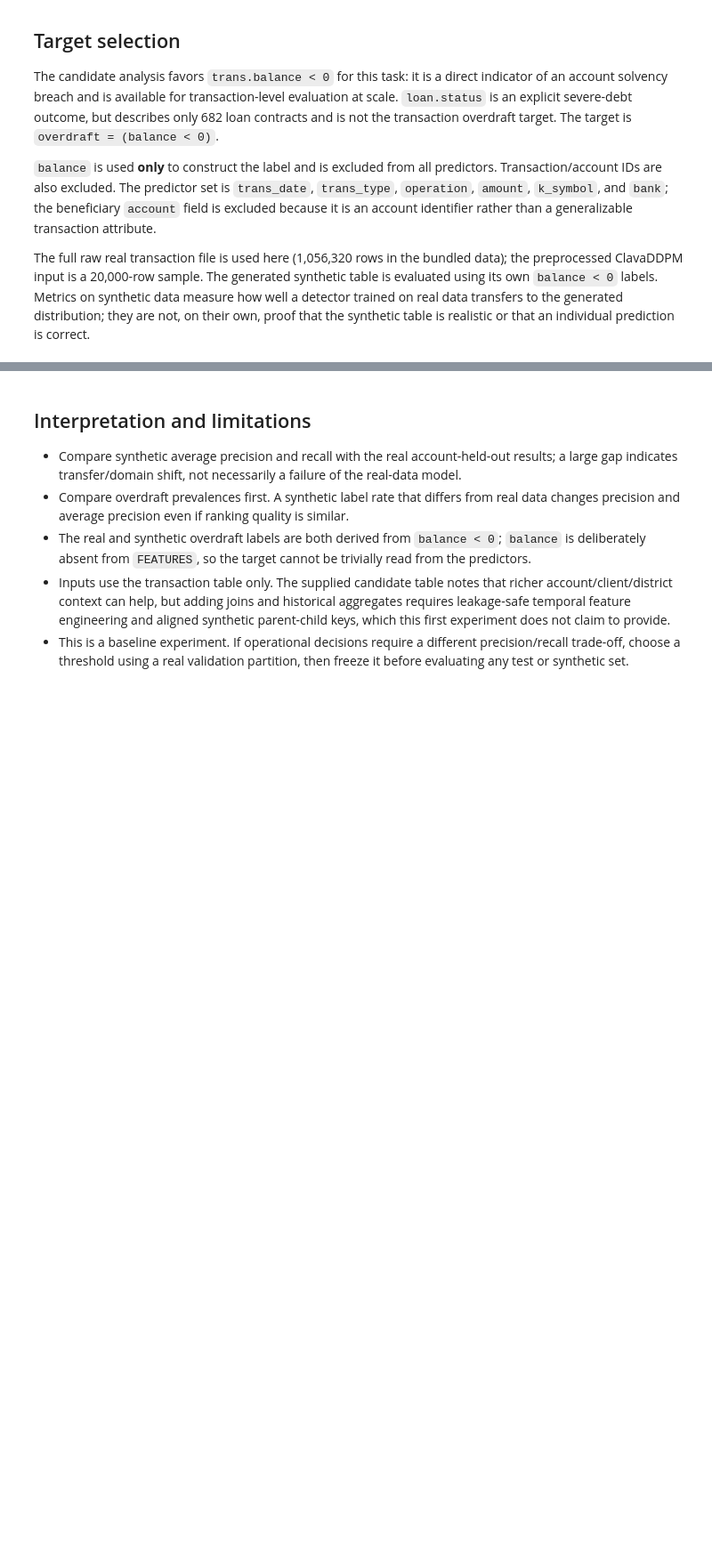
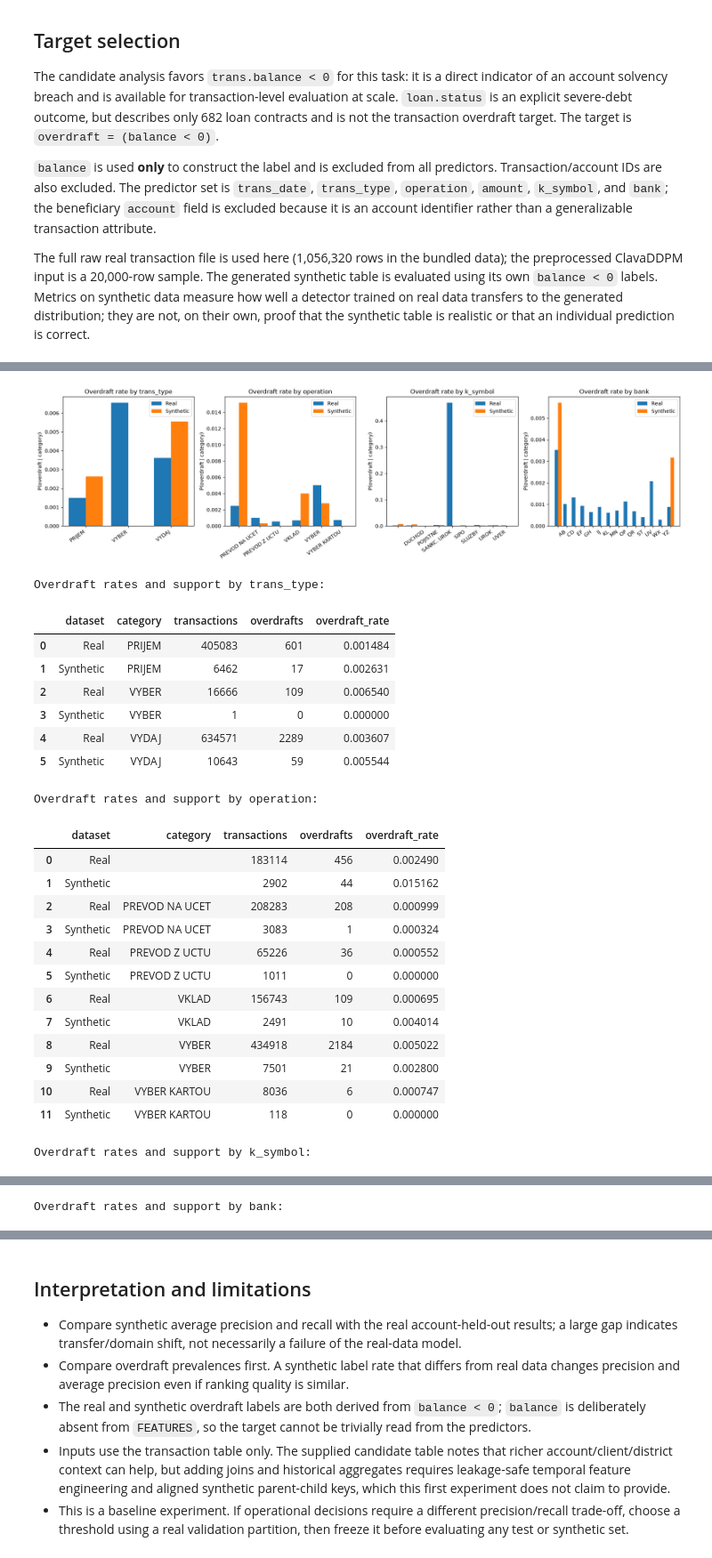
Before and after one commit to arashms/vector-bootcamp-synthetic-data, a Jupyter notebook: implementations/tabular_data/multi_table/anomaly_detection/overdraft_detection.ipynb, the cells around one changed output, grey strips where cells are left out. Shown at 89% size. Drawn from its saved outputs; the diff is of its cells as text; code cells hidden in the pictures; blank space fills up the shorter version.

```diff
--- a/implementations/tabular_data/multi_table/anomaly_detection/overdraft_detection.ipynb
+++ b/implementations/tabular_data/multi_table/anomaly_detection/overdraft_detection.ipynb
@@ -278,0 +367,67 @@ plt.show()
+# %%
+categorical_rate_tables = {}
+fig, axes = plt.subplots(1, len(CATEGORICAL_FEATURES), figsize=(18, 5))
+for ax, column in zip(axes, CATEGORICAL_FEATURES, strict=False):
+    records = []
+    for dataset_name, data in [("Real", real), ("Synthetic", synthetic)]:
+        group_data = pd.DataFrame(
+            {"category": category_labels_for_plot(data, column), TARGET: data[TARGET]},
+        )
+        grouped = group_data.groupby("category", observed=True)[TARGET].agg(["size", "sum", "mean"])
+        for category, row in grouped.iterrows():
+            records.append(
+                {
+                    "dataset": dataset_name,
+                    "category": category,
+                    "transactions": int(row["size"]),
+                    "overdrafts": int(row["sum"]),
+                    "overdraft_rate": float(row["mean"]),
+                },
+            )
+    rates = pd.DataFrame(records)
+    categorical_rate_tables[column] = rates
+    categories = sorted(rates["category"].unique())
+    x = np.arange(len(categories))
+    width = 0.4
+    for offset, dataset_name in [(-width / 2, "Real"), (width / 2, "Synthetic")]:
+        subset = rates[rates["dataset"] == dataset_name].set_index("category")
+        ax.bar(
+            x + offset,
+            [subset["overdraft_rate"].get(category, 0) for category in categories],
+            width,
+            label=dataset_name,
+        )
+    ax.set(title=f"Overdraft rate by {column}", ylabel="P(overdraft | category)")
+    ax.set_xticks(x, categories, rotation=35, ha="right")
+    ax.legend()
+fig.tight_layout()
+plt.show()
+
+for column, rates in categorical_rate_tables.items():
+    print(f"Overdraft rates and support by {column}:")
+    display(rates.sort_values(["category", "dataset"]).reset_index(drop=True))
+# %% [output]
+[figure, added]
+Overdraft rates and support by trans_type:
+|  | dataset | category | transactions | overdrafts | overdraft_rate |
+| 0 | Real | PRIJEM | 405083 | 601 | 0.001484 |
+| 1 | Synthetic | PRIJEM | 6462 | 17 | 0.002631 |
+| 2 | Real | VYBER | 16666 | 109 | 0.006540 |
+| 3 | Synthetic | VYBER | 1 | 0 | 0.000000 |
+| 4 | Real | VYDAJ | 634571 | 2289 | 0.003607 |
+| 5 | Synthetic | VYDAJ | 10643 | 59 | 0.005544 |
+Overdraft rates and support by operation:
+|  | dataset | category | transactions | overdrafts | overdraft_rate |
+| 0 | Real |  | 183114 | 456 | 0.002490 |
+| 1 | Synthetic |  | 2902 | 44 | 0.015162 |
+| 2 | Real | PREVOD NA UCET | 208283 | 208 | 0.000999 |
+| 3 | Synthetic | PREVOD NA UCET | 3083 | 1 | 0.000324 |
+| 4 | Real | PREVOD Z UCTU | 65226 | 36 | 0.000552 |
+| 5 | Synthetic | PREVOD Z UCTU | 1011 | 0 | 0.000000 |
+| 6 | Real | VKLAD | 156743 | 109 | 0.000695 |
+| 7 | Synthetic | VKLAD | 2491 | 10 | 0.004014 |
+| 8 | Real | VYBER | 434918 | 2184 | 0.005022 |
+| 9 | Synthetic | VYBER | 7501 | 21 | 0.002800 |
+| 10 | Real | VYBER KARTOU | 8036 | 6 | 0.000747 |
+| 11 | Synthetic | VYBER KARTOU | 118 | 0 | 0.000000 |
+Overdraft rates and support by k_symbol:
@@ -278,0 +451 @@ plt.show()
+Overdraft rates and support by bank:
```
Also changed, not shown: parts of 13 cells of this notebook.
